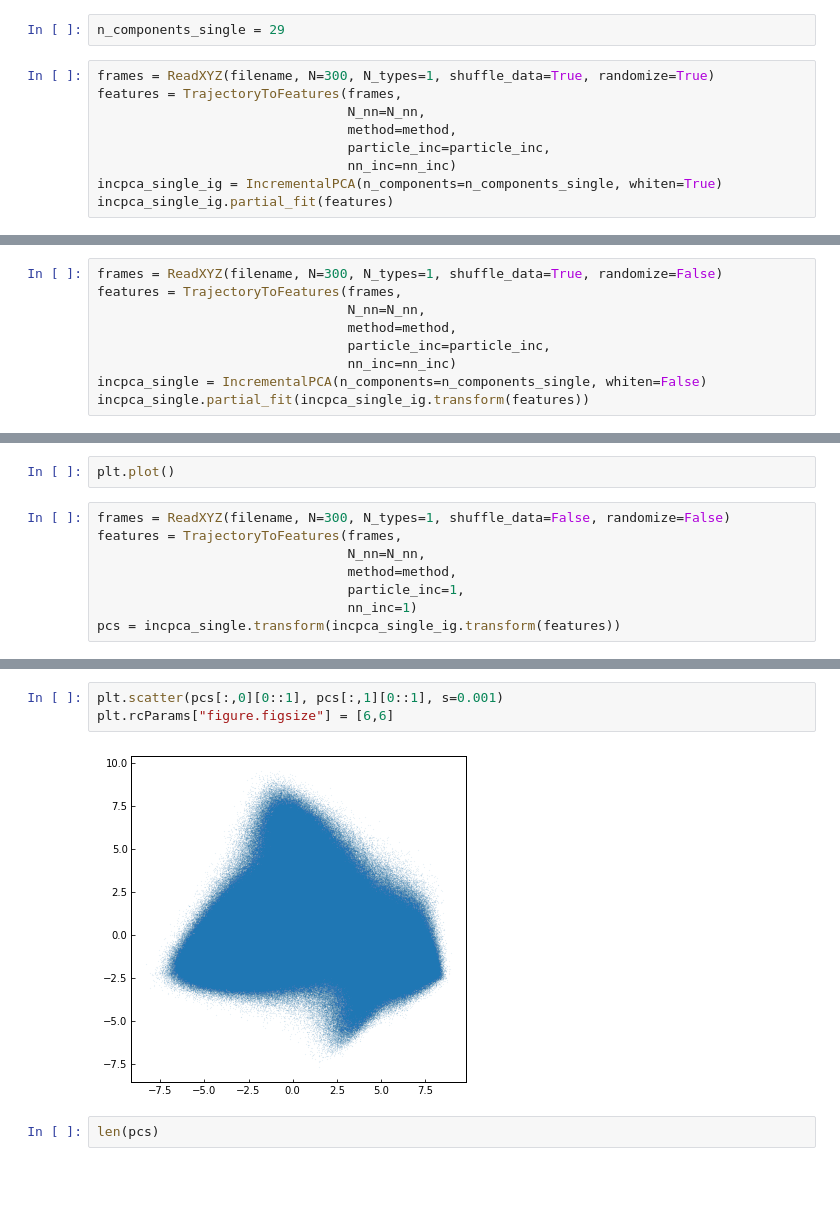
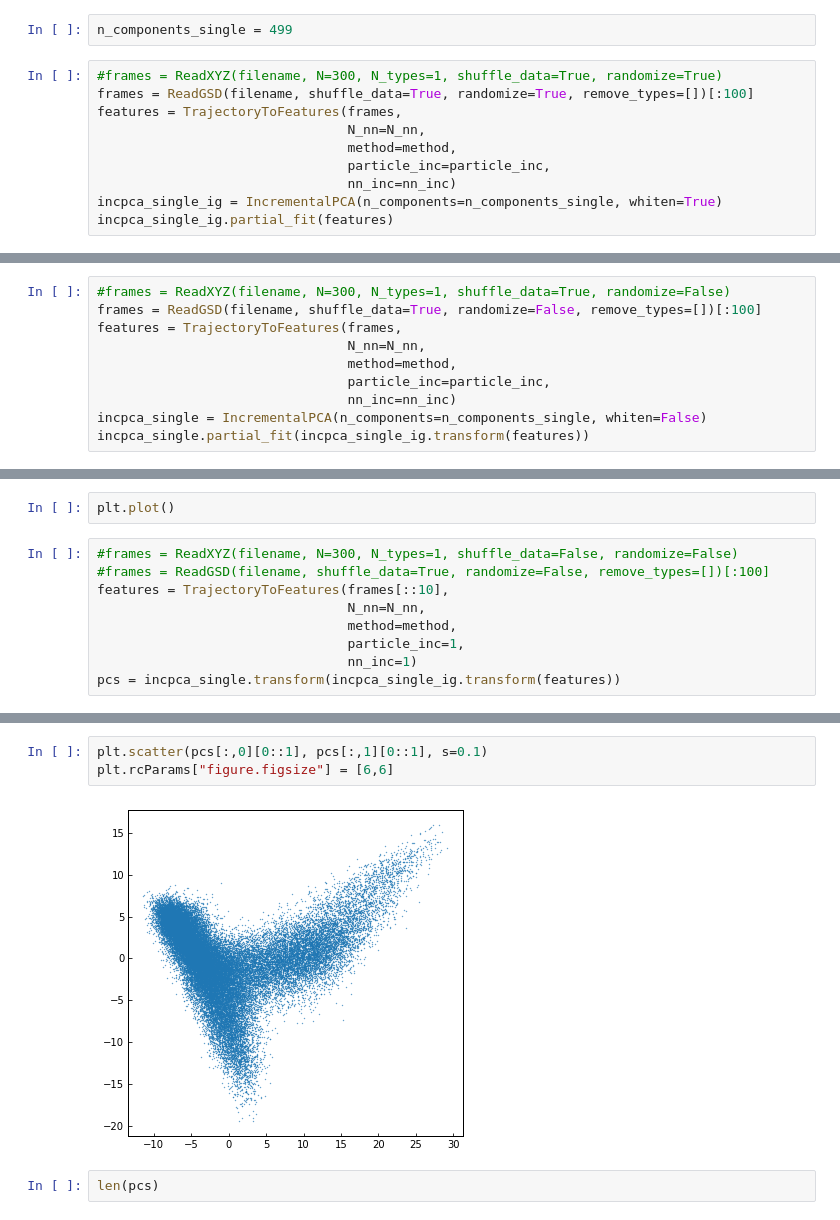
Before and after one commit to truskett-group-ut/hard_disks_pca, a Jupyter notebook: analysis_notebook.ipynb, the cells around one changed output, grey strips where cells are left out. Cells and saved outputs as stored; diff of their text form; blank space fills up the shorter version.

```diff
--- a/analysis_notebook.ipynb
+++ b/analysis_notebook.ipynb
@@ -1640,9 +1731,10 @@ particle_inc = 10 #skip this many particles in generating features
 nn_inc = 1  #reduces the number of nearest neighbors to include as features
 method = ['distance']
 # %%
-n_components_single = 29
+n_components_single = 499
 # %%
-frames = ReadXYZ(filename, N=300, N_types=1, shuffle_data=True, randomize=True)
+#frames = ReadXYZ(filename, N=300, N_types=1, shuffle_data=True, randomize=True)
+frames = ReadGSD(filename, shuffle_data=True, randomize=True, remove_types=[])[:100]
 features = TrajectoryToFeatures(frames,
                                 N_nn=N_nn,
                                 method=method,
@@ -1655,5 +1747,6 @@ IncrementalPCA(batch_size=None, copy=True, n_components=29, whiten=True)
 # %%
-frames = ReadXYZ(filename, N=300, N_types=1, shuffle_data=True, randomize=False)
+#frames = ReadXYZ(filename, N=300, N_types=1, shuffle_data=True, randomize=False)
+frames = ReadGSD(filename, shuffle_data=True, randomize=False, remove_types=[])[:100]
 features = TrajectoryToFeatures(frames,
                                 N_nn=N_nn,
                                 method=method,
@@ -1802,8 +1895,9 @@ pcs =
 # %%
 plt.plot()
 # %%
-frames = ReadXYZ(filename, N=300, N_types=1, shuffle_data=False, randomize=False)
-features = TrajectoryToFeatures(frames,
+#frames = ReadXYZ(filename, N=300, N_types=1, shuffle_data=False, randomize=False)
+#frames = ReadGSD(filename, shuffle_data=True, randomize=False, remove_types=[])[:100]
+features = TrajectoryToFeatures(frames[::10],
                                 N_nn=N_nn,
                                 method=method,
                                 particle_inc=1,
@@ -1842,8 +1927,8 @@ plt.rcParams["figure.figsize"] = [6,6]
 # %%
-plt.scatter(pcs[:,0][0::1], pcs[:,1][0::1], s=0.001)
+plt.scatter(pcs[:,0][0::1], pcs[:,1][0::1], s=0.1)
 plt.rcParams["figure.figsize"] = [6,6]
 # %% [output]
-[figure, old version]
+[figure, new version]
 # %%
 len(pcs)
 # %% [output]
```
Also changed, not shown: parts of 39 cells of this notebook, 3 other files.
